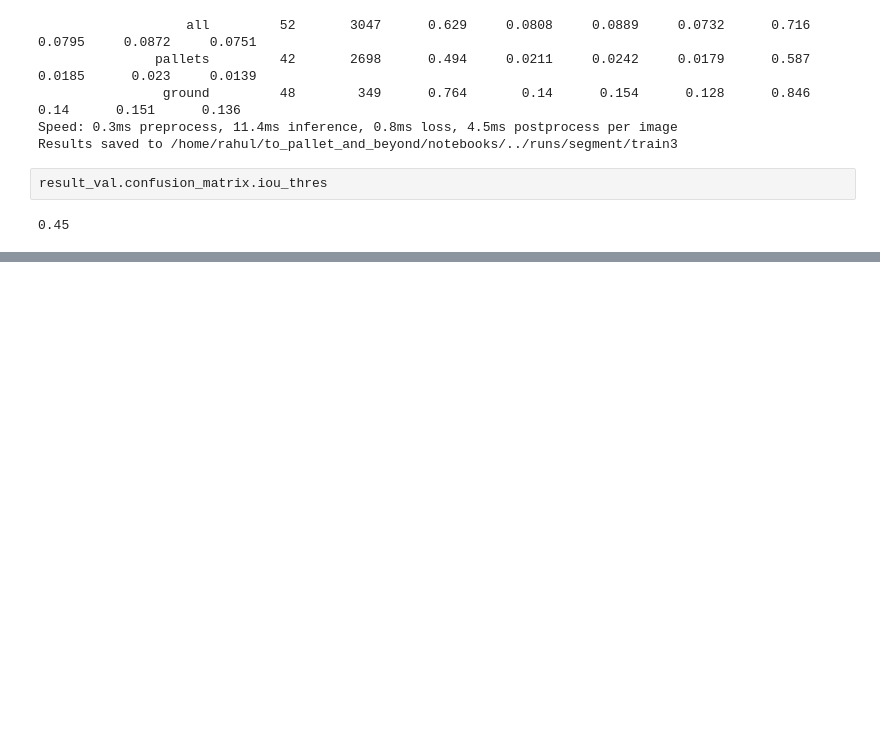
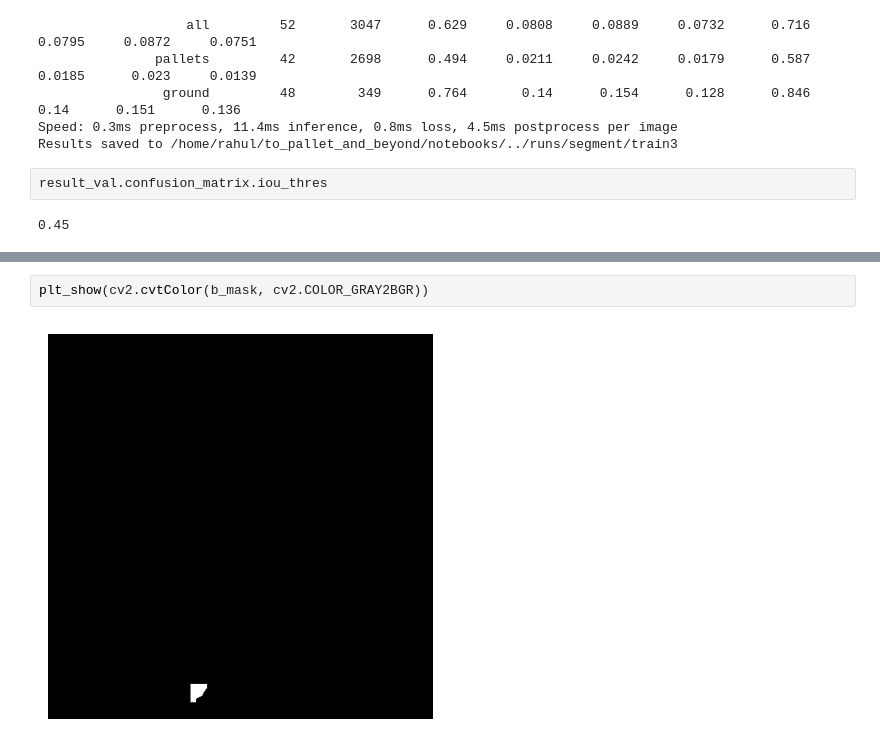
Before and after one commit to cruxbots/to_pallets_and_beyond, a Jupyter notebook: notebooks/training.ipynb, the cells around one changed output, grey strips where cells are left out. Drawn from its saved outputs; the diff is of its cells as text; blank space fills up the shorter version.

```diff
--- a/notebooks/training.ipynb
+++ b/notebooks/training.ipynb
@@ -119,0 +173,4 @@ result_val.confusion_matrix.iou_thres
+# %%
+plt_show(cv2.cvtColor(b_mask, cv2.COLOR_GRAY2BGR))
+# %% [output]
+[figure, added]
```
Also changed, not shown: parts of 11 cells of this notebook, 6 other files.
